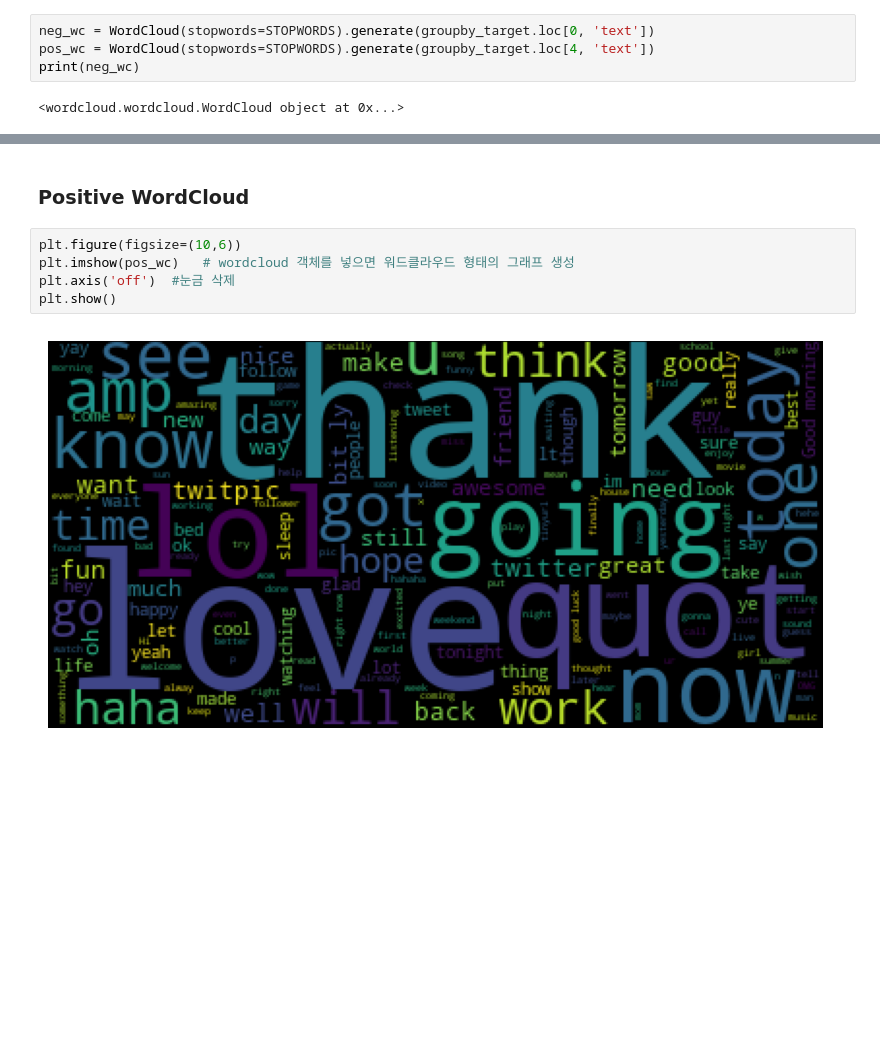
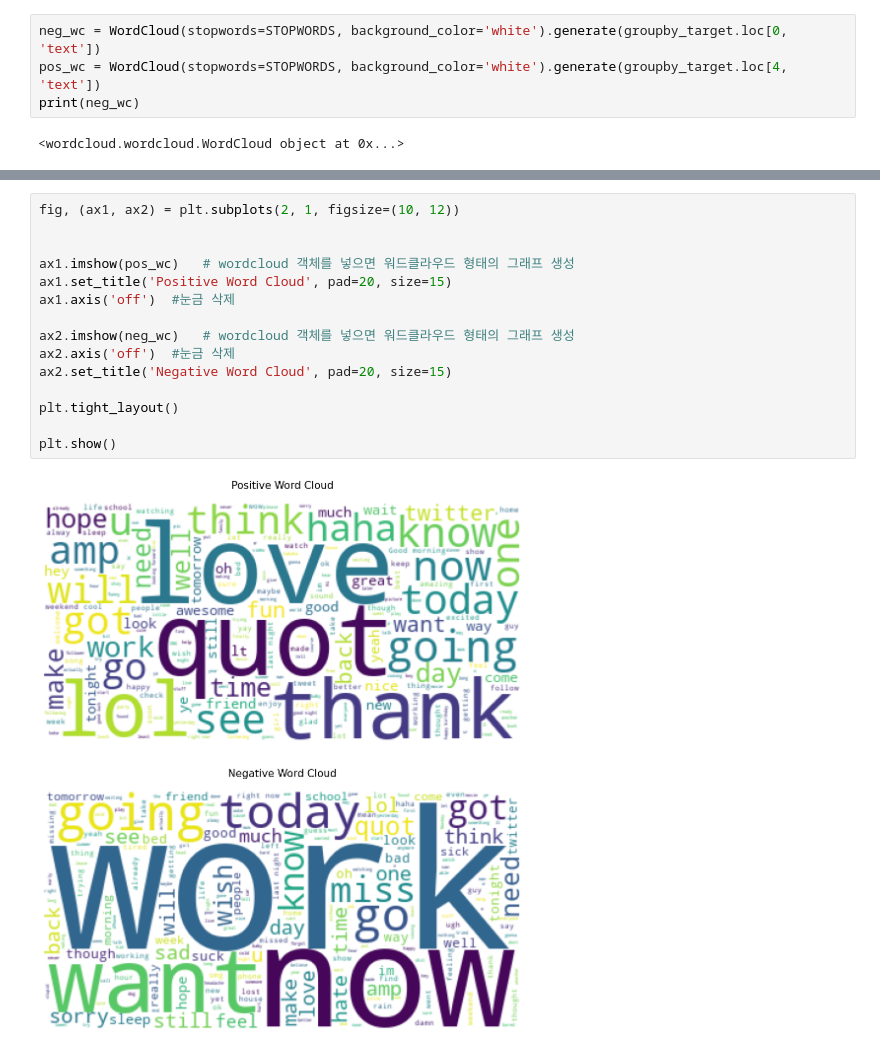
Before and after one commit to softeer5th/data_engineering_course_materials, a Jupyter notebook: missions/W2/M5/sentiment_analysis.ipynb, the cells around one changed output, grey strips where cells are left out. Saved outputs shown, nothing was run; the diff lists cells and outputs as text; blank space fills up the shorter version.

```diff
--- a/missions/W2/M5/sentiment_analysis.ipynb
+++ b/missions/W2/M5/sentiment_analysis.ipynb
@@ -172,8 +174,8 @@ STOPWORDS, len(STOPWORDS)
   'yourselves'},
  192)
 # %%
-neg_wc = WordCloud(stopwords=STOPWORDS).generate(groupby_target.loc[0, 'text'])
-pos_wc = WordCloud(stopwords=STOPWORDS).generate(groupby_target.loc[4, 'text'])
+neg_wc = WordCloud(stopwords=STOPWORDS, background_color='white').generate(groupby_target.loc[0, 'text'])
+pos_wc = WordCloud(stopwords=STOPWORDS, background_color='white').generate(groupby_target.loc[4, 'text'])
 print(neg_wc)
 # %% [output]
 <wordcloud.wordcloud.WordCloud object at 0x...>
@@ -230,9 +224,17 @@ plt.show()
-# %% [markdown]
-### Positive WordCloud
-# %%
-plt.figure(figsize=(10,6))
-plt.imshow(pos_wc)   # wordcloud 객체를 넣으면 워드클라우드 형태의 그래프 생성
-plt.axis('off')  #눈금 삭제
-plt.show()
-# %% [output]
-[figure, removed]
+# %%
+fig, (ax1, ax2) = plt.subplots(2, 1, figsize=(10, 12))
+
+
+ax1.imshow(pos_wc)   # wordcloud 객체를 넣으면 워드클라우드 형태의 그래프 생성
+ax1.set_title('Positive Word Cloud', pad=20, size=15)
+ax1.axis('off')  #눈금 삭제
+
+ax2.imshow(neg_wc)   # wordcloud 객체를 넣으면 워드클라우드 형태의 그래프 생성
+ax2.axis('off')  #눈금 삭제
+ax2.set_title('Negative Word Cloud', pad=20, size=15)
+
+plt.tight_layout()
+
+plt.show()
+# %% [output]
+[figure, added]
```
Also changed, not shown: parts of 6 cells of this notebook, 6 other files.
